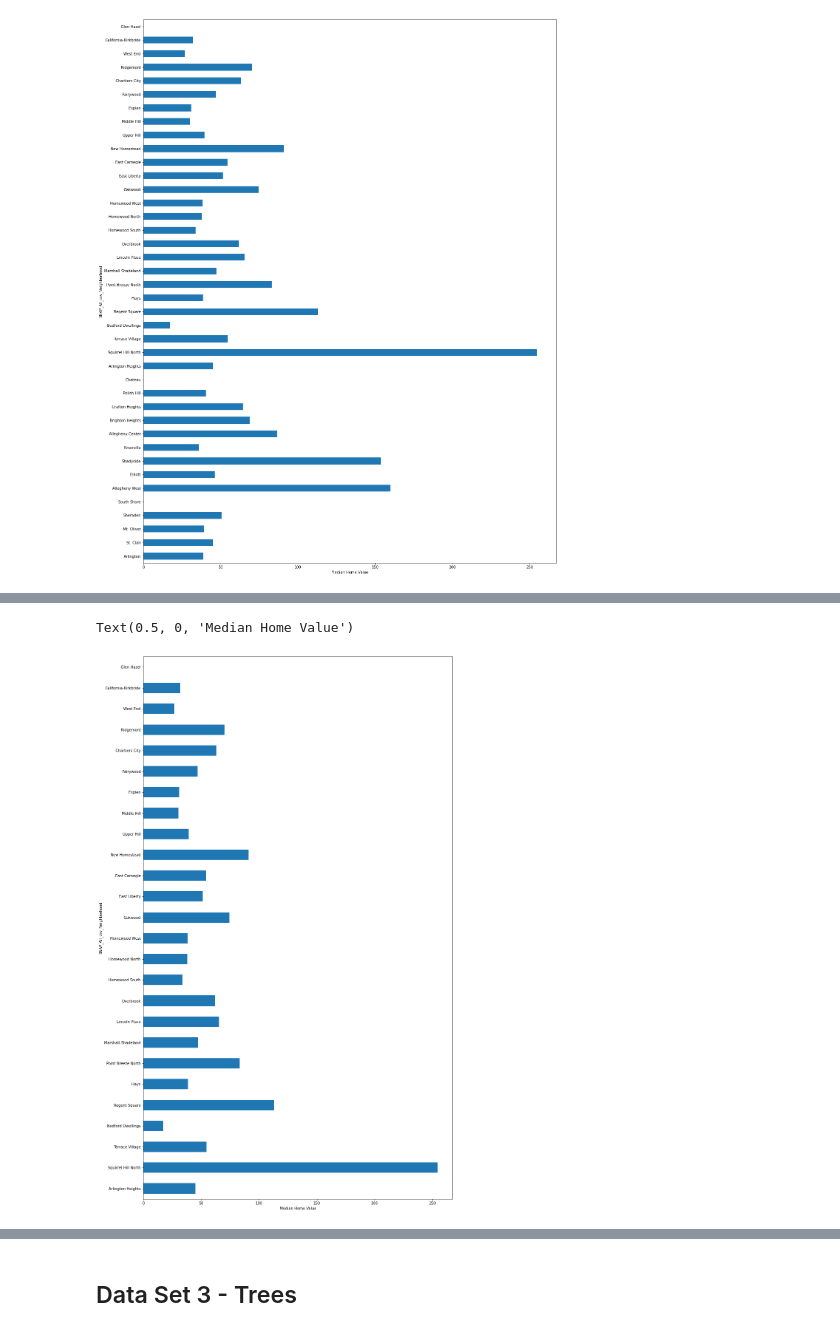
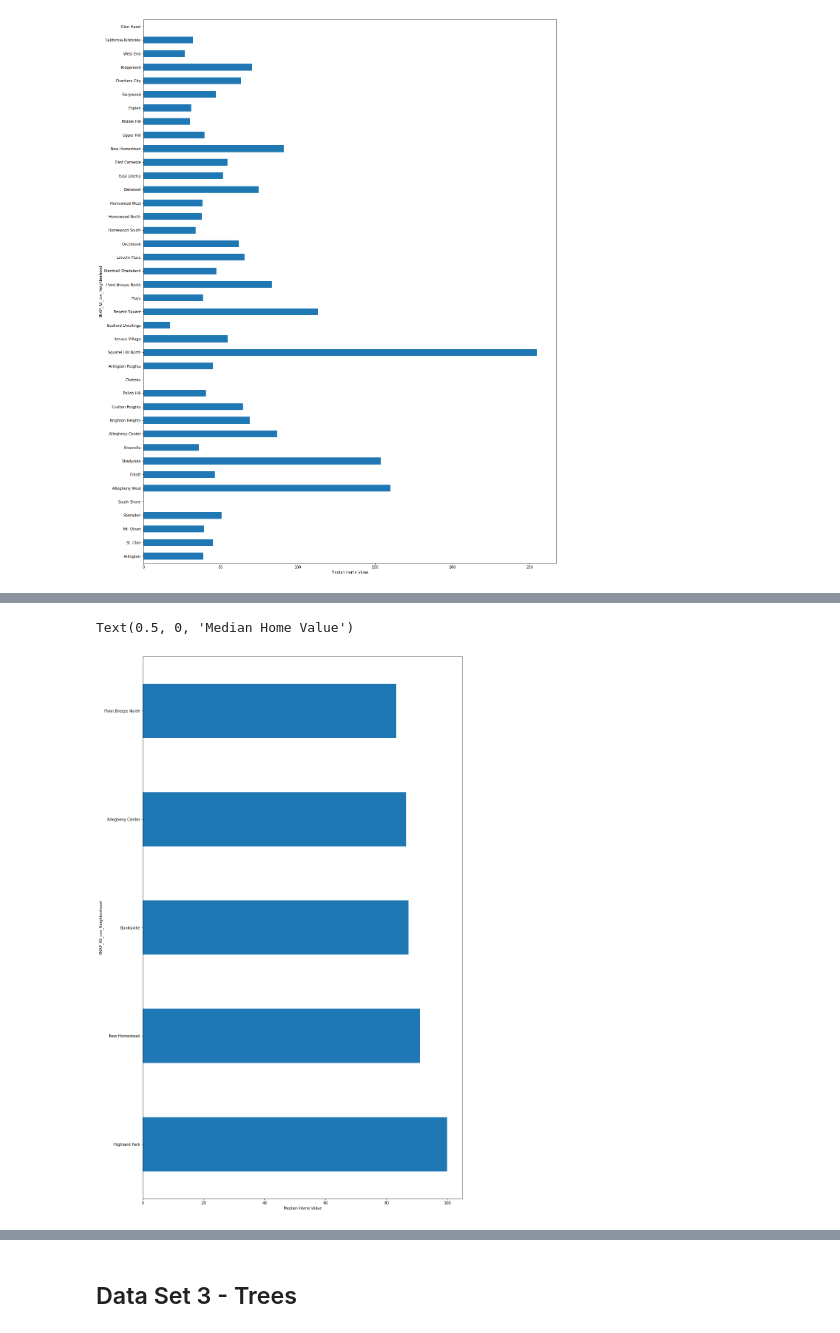
Before and after one commit to areejmohsin/Final-Project, a Jupyter notebook: FinalProject.ipynb, the cells around one changed output, grey strips where cells are left out. Cells and saved outputs as stored; diff of their text form; code cells hidden in the pictures.

```diff
--- a/FinalProject.ipynb
+++ b/FinalProject.ipynb
@@ -127,8 +110,14 @@ price[['SNAP_All_csv_Neighborhood', 'SNAP_All_csv_Median_Home_Value_']]
+# %%
+sortedprice = price[['SNAP_All_csv_Neighborhood', 'SNAP_All_csv_Median_Home_Value_']].sort_values(by="SNAP_All_csv_Median_Home_Value_", ascending = False)
+
+# drops the naN values but doesn't apply it to the graph: 87 rows x 2 columns instead of 90 rows x 2 columns
+
+sortedprice = sortedprice[['SNAP_All_csv_Neighborhood', 'SNAP_All_csv_Median_Home_Value_']].dropna()
 # %%
 #get rid of the commas and dollars signs so data can be calculated
-dollar = price.columns
-price[dollar] = price[dollar].replace({'\$':''}, regex = True)
-price[dollar] = price[dollar].replace({'\,':'.'}, regex = True)
+dollar = sortedprice.columns
+sortedprice[dollar] = sortedprice[dollar].replace({'\$':''}, regex = True)
+sortedprice[dollar] = sortedprice[dollar].replace({'\,':'.'}, regex = True)
 # drops naN value and converts into float
-price['SNAP_All_csv_Median_Home_Value_'].astype(float).dropna()
+sortedprice['SNAP_All_csv_Median_Home_Value_'].astype(float).dropna()
 # %% [output]
@@ -146,8 +135,8 @@ price['SNAP_All_csv_Median_Home_Value_'].astype(float).dropna()
 Name: SNAP_All_csv_Median_Home_Value_, Length: 87, dtype: float64
 # %%
 #Median Home Value is now readable for python
-price['SNAP_All_csv_Median_Home_Value_']=price['SNAP_All_csv_Median_Home_Value_'].astype(float)
-price[['SNAP_All_csv_Neighborhood', 'SNAP_All_csv_Median_Home_Value_']].describe()
+sortedprice['SNAP_All_csv_Median_Home_Value_']=sortedprice['SNAP_All_csv_Median_Home_Value_'].astype(float)
+sortedprice[['SNAP_All_csv_Neighborhood', 'SNAP_All_csv_Median_Home_Value_']].describe()
 # %% [output]
 |  | SNAP_All_csv_Median_Home_Value_ |
 | count | 87.000000 |
@@ -162,10 +151,8 @@ price[['SNAP_All_csv_Neighborhood', 'SNAP_All_csv_Median_Home_Value_']].describe
 There are about 87 neighborhoods recorded here. The median home value max is 254k while the min is 17k. This data was taken from 2010 so the prices of homes don't fit the market today.
 # %%
 #let's get a better visual with a graph
-graph = price.plot.barh(x="SNAP_All_csv_Neighborhood", y="SNAP_All_csv_Median_Home_Value_", figsize=(15,price.shape[0] * 0.3), legend=None)
+sortedprice['SNAP_All_csv_Median_Home_Value_']=sortedprice['SNAP_All_csv_Median_Home_Value_'].astype(float)
+graph = sortedprice.plot.barh(x="SNAP_All_csv_Neighborhood", y="SNAP_All_csv_Median_Home_Value_", figsize=(15,price.shape[0] * 0.3), legend=None)
 graph.set_xlabel("Median Home Value")
-
-#The empty sets, South Shore, Chateau, and Glen Hazel have data within them, they just aren't properly showing up.
-#It was verified with a True/False test. TA said to keep them in.
 # %% [output]
 Text(0.5, 0, 'Median Home Value')
@@ -180,8 +174,8 @@ Text(0.5, 0, 'Median Home Value')
 # %%
 #final graph presentation
-graph = price[64:].plot.barh(x="SNAP_All_csv_Neighborhood", y="SNAP_All_csv_Median_Home_Value_", figsize=(15,price.shape[0] * 0.3), legend=None)
+graph = sortedprice[:5].plot.barh(x="SNAP_All_csv_Neighborhood", y="SNAP_All_csv_Median_Home_Value_", figsize=(15,sortedprice.shape[0] * 0.3), legend=None)
 graph.set_xlabel("Median Home Value")
 # %% [output]
 Text(0.5, 0, 'Median Home Value')
-[figure, old version]
+[figure, new version]
 # %% [markdown]
```
Also changed, not shown: parts of 5 cells of this notebook.
